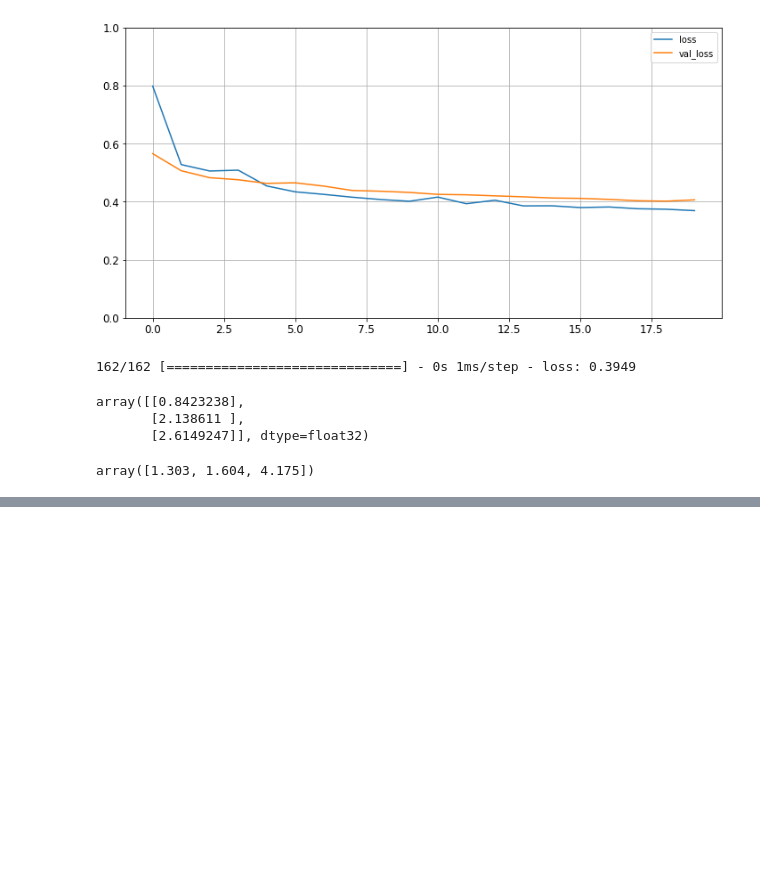
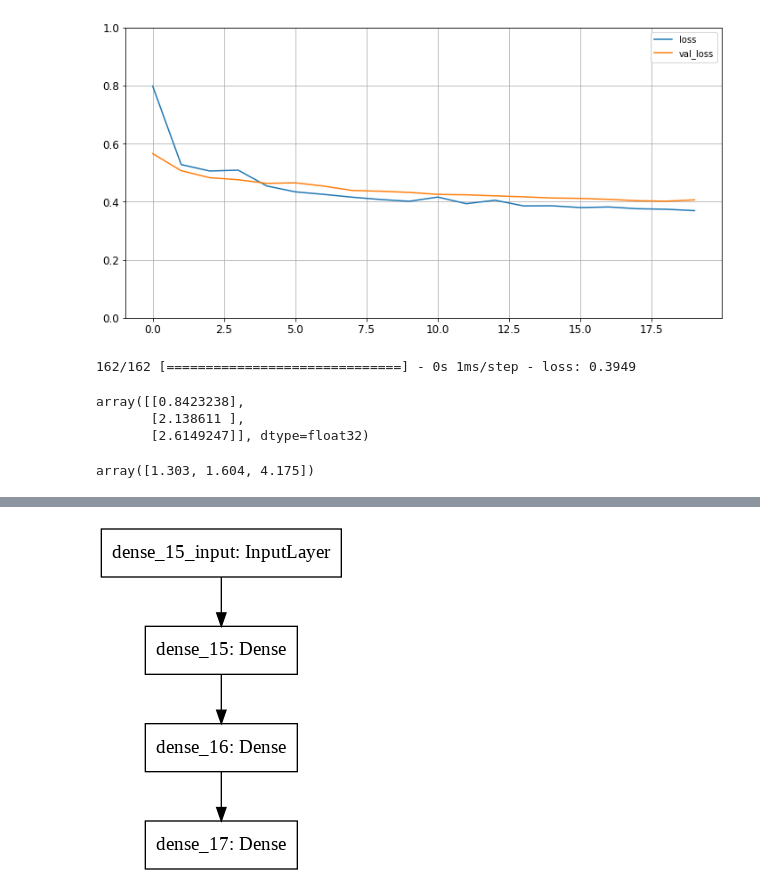
Before and after one commit to SMS-NED16/FYP-DL, a Jupyter notebook: ML-Hands-On/10_neural_nets_keras/Hands_on_ML_10_Examples.ipynb, the cells around one changed output, grey strips where cells are left out. Saved outputs shown, nothing was run; the diff lists cells and outputs as text; code cells hidden in the pictures; blank space fills up the shorter version.

```diff
--- a/ML-Hands-On/10_neural_nets_keras/Hands_on_ML_10_Examples.ipynb
+++ b/ML-Hands-On/10_neural_nets_keras/Hands_on_ML_10_Examples.ipynb
@@ -508,0 +716,4 @@ array([1.303, 1.604, 4.175])
+# %%
+keras.utils.plot_model(model)
+# %% [output]
+[figure, added]
```
Also changed, not shown: parts of 53 cells of this notebook.
